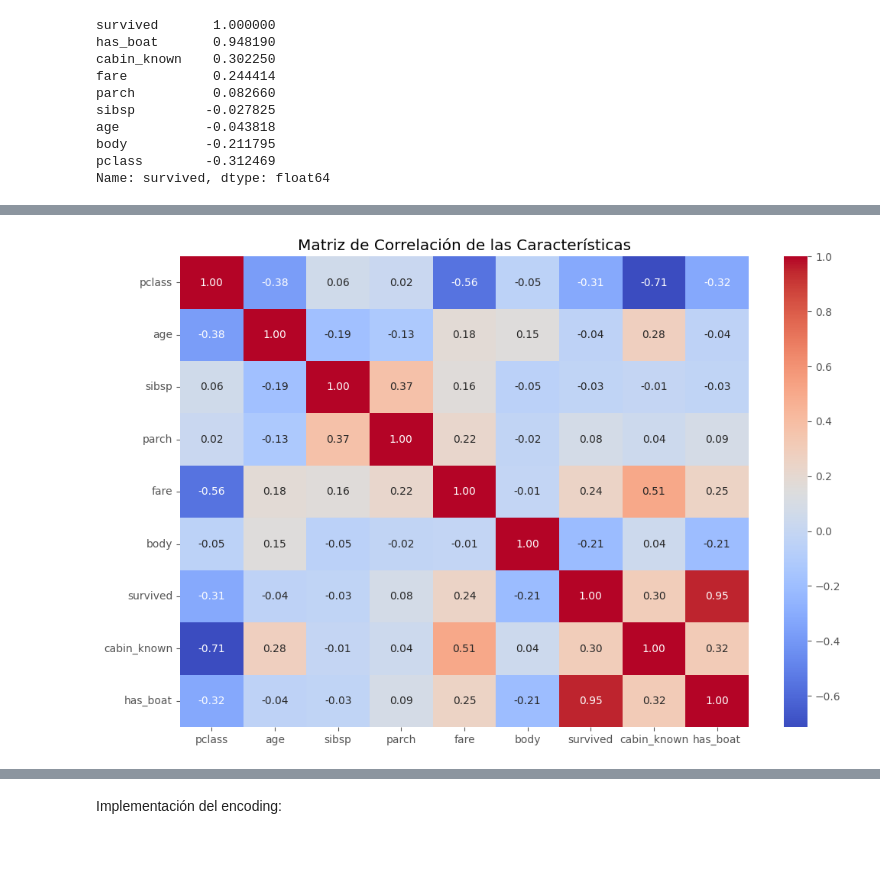
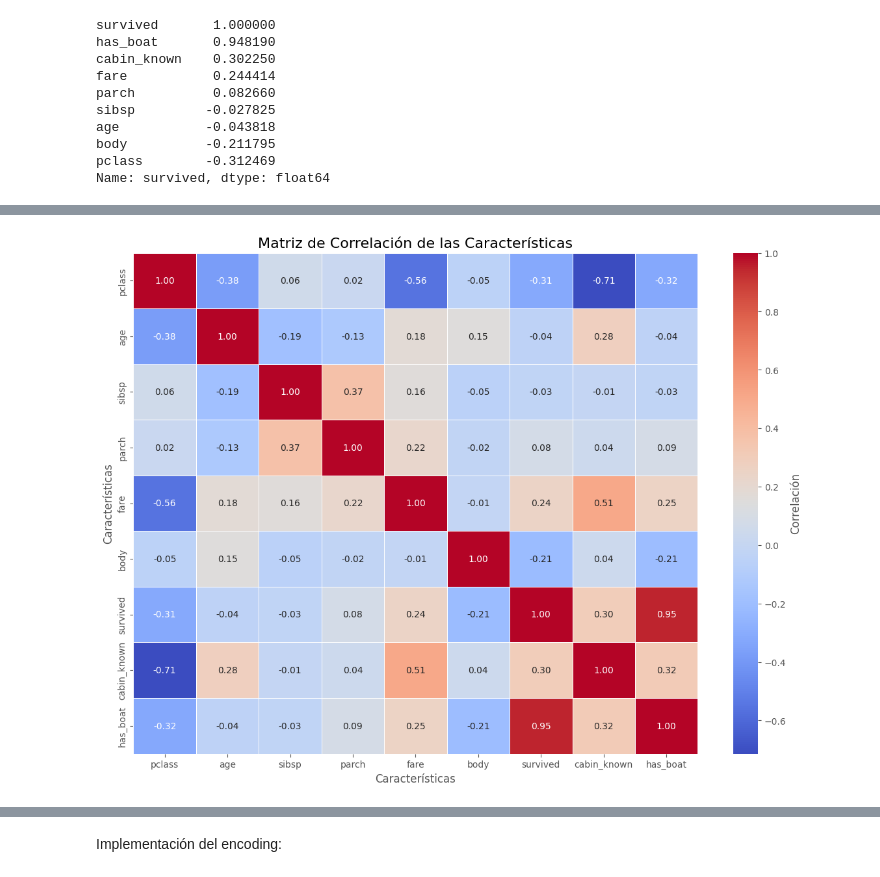
Before and after one commit to Godoca2/Machine-Learning, a Jupyter notebook: Scripts/ML_Lab3_DataSet_Titanic.ipynb, the cells around one changed output, grey strips where cells are left out. Drawn from its saved outputs; the diff is of its cells as text; code cells hidden in the pictures; blank space fills up the shorter version.

```diff
--- a/Scripts/ML_Lab3_DataSet_Titanic.ipynb
+++ b/Scripts/ML_Lab3_DataSet_Titanic.ipynb
@@ -359,17 +385,32 @@ Name: survived, dtype: float64
 # %%
 import seaborn as sns
 import matplotlib.pyplot as plt
 
 plt.style.use('ggplot')
 
 # Calcular la matriz de correlación
 corr_matrix = df_numeric.corr()
 
-# Mapa de calor de la correlación con anotaciones
-plt.figure(figsize=(12,8))
-sns.heatmap(corr_matrix, cmap='coolwarm', annot=True, fmt=".2f")
-plt.title('Matriz de Correlación de las Características')
+# Crear la figura y los ejes
+plt.figure(figsize=(14,10))
+
+# Generar el mapa de calor con mejoras
+heatmap = sns.heatmap(
+    corr_matrix,
+    cmap='coolwarm',
+    annot=True,
+    fmt=".2f",
+    linewidths=0.5,
+    cbar_kws={'label': 'Correlación'}
+)
+
+# Añadir título y etiquetas
+plt.title('Matriz de Correlación de las Características', fontsize=16)
+plt.xlabel('Características', fontsize=12)
+plt.ylabel('Características', fontsize=12)
+
+# Mostrar la gráfica
 plt.show()
 # %% [output]
-[figure, old version]
+[figure, new version]
 # %% [markdown]
```
Also changed, not shown: parts of 59 cells of this notebook.
